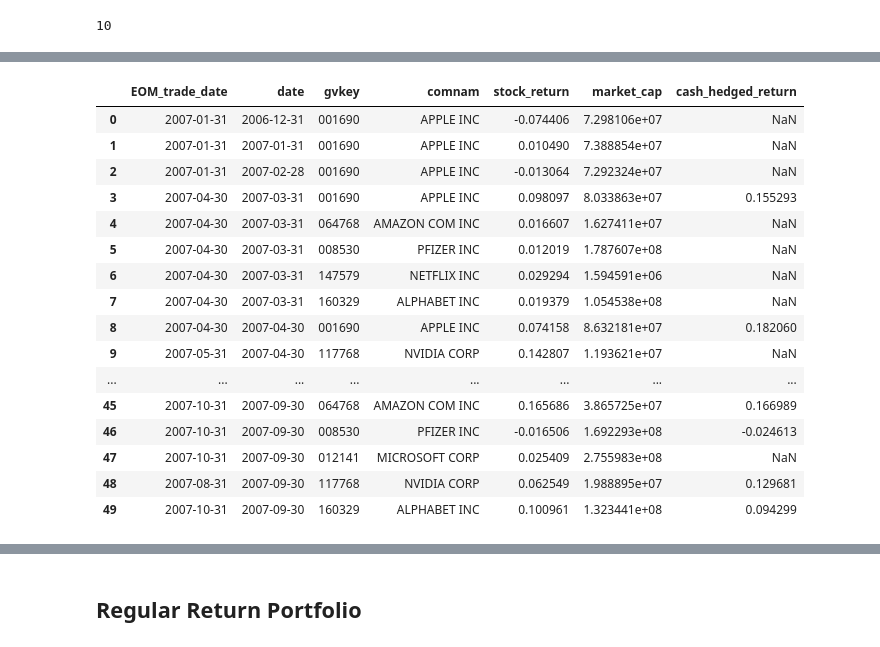
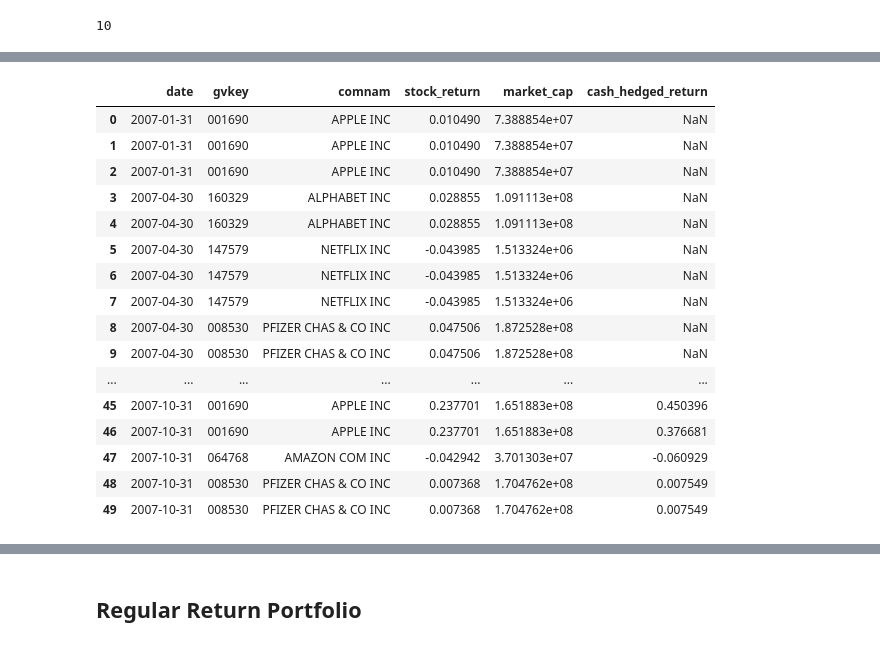
Before and after one commit to veervohra03/CashHedged, a Jupyter notebook: Multiple-Companies-Cash-Hedged.ipynb, the cells around one changed output, grey strips where cells are left out. Cells and saved outputs as stored; diff of their text form; code cells hidden in the pictures.

```diff
--- a/Multiple-Companies-Cash-Hedged.ipynb
+++ b/Multiple-Companies-Cash-Hedged.ipynb
@@ -120,8 +134,12 @@ def get_comp_data(permno, gvkey):
 
     company_fin_data = get_company_financials(gvkey)
 
-    #forward fill
+    #forward fill (to make monthly)
     company_fin_data = company_fin_data.ffill().dropna()
+
+    #PiT
+    company_fin_data = make_PiT(company_fin_data)
+
     company_stock_prcs = get_prices(permno)
 
     # Create new columns with just year and month
@@ -132,7 +150,6 @@ def get_comp_data(permno, gvkey):
 
     company.drop(columns=['year_month', 'date_y'], axis=1, inplace=True)
     company.rename(columns={'date_x':'date'}, inplace=True)
-
     # company = pd.merge(company_fin_data, company_stock_prcs, on='date', how='inner')
     # company['date'] = company['reporting_date'] # backtest logic TODO
     return company
@@ -384,27 +415,0 @@ agg_fin_data
-# %%
-agg_fin_data['reporting_date'] = pd.to_datetime(agg_fin_data['reporting_date']) + pd.Timedelta(days=1)
-# %%
-last_trading_days = conn.raw_sql(f'''
-SELECT DISTINCT
-    MAX(date) AS last_trade_date
-FROM crsp.dsf
-WHERE date >= '{query_start_date}'
-GROUP BY DATE_TRUNC('month', date)
-ORDER BY last_trade_date
-''')
-
-last_trading_days['last_trade_date'] = pd.to_datetime(last_trading_days['last_trade_date'])
-last_trading_days['month'] = last_trading_days['last_trade_date'].dt.month
-last_trading_days['year'] = last_trading_days['last_trade_date'].dt.year
-
-agg_fin_data['reporting_date'] = pd.to_datetime(agg_fin_data['reporting_date']) + pd.Timedelta(days=1)
-agg_fin_data['month'] = agg_fin_data['reporting_date'].dt.month
-agg_fin_data['year'] = agg_fin_data['reporting_date'].dt.year
-
-last_trading_day_mapping = last_trading_days.set_index(['year', 'month'])['last_trade_date'].to_dict()
-
-agg_fin_data['EOM_trade_date'] = agg_fin_data.apply(
-    lambda row: last_trading_day_mapping.get((row['year'], row['month'])),
-    axis=1
-)
-agg_fin_data
@@ -425,25 +416,25 @@ agg_fin_data
 # %%
 # Simplify agg_fin_data by keeping only the required columns
-data = agg_fin_data[['EOM_trade_date', 'date', 'gvkey', 'comnam', 'stock_return', 'market_cap', 'cash_hedged_return']]
+data = agg_fin_data[['date', 'gvkey', 'comnam', 'stock_return', 'market_cap', 'cash_hedged_return']]
 data[:50]
 # %% [output]
-|  | EOM_trade_date | date | gvkey | comnam | stock_return | market_cap | cash_hedged_return |
-| 0 | 2007-01-31 | 2006-12-31 | 001690 | APPLE INC | -0.074406 | 7.298106e+07 | NaN |
-| 1 | 2007-01-31 | 2007-01-31 | 001690 | APPLE INC | 0.010490 | 7.388854e+07 | NaN |
-| 2 | 2007-01-31 | 2007-02-28 | 001690 | APPLE INC | -0.013064 | 7.292324e+07 | NaN |
-| 3 | 2007-04-30 | 2007-03-31 | 001690 | APPLE INC | 0.098097 | 8.033863e+07 | 0.155293 |
-| 4 | 2007-04-30 | 2007-03-31 | 064768 | AMAZON COM INC | 0.016607 | 1.627411e+07 | NaN |
-| 5 | 2007-04-30 | 2007-03-31 | 008530 | PFIZER INC | 0.012019 | 1.787607e+08 | NaN |
-| 6 | 2007-04-30 | 2007-03-31 | 147579 | NETFLIX INC | 0.029294 | 1.594591e+06 | NaN |
-| 7 | 2007-04-30 | 2007-03-31 | 160329 | ALPHABET INC | 0.019379 | 1.054538e+08 | NaN |
-| 8 | 2007-04-30 | 2007-04-30 | 001690 | APPLE INC | 0.074158 | 8.632181e+07 | 0.182060 |
-| 9 | 2007-05-31 | 2007-04-30 | 117768 | NVIDIA CORP | 0.142807 | 1.193621e+07 | NaN |
-| ... | ... | ... | ... | ... | ... | ... | ... |
-| 45 | 2007-10-31 | 2007-09-30 | 064768 | AMAZON COM INC | 0.165686 | 3.865725e+07 | 0.166989 |
-| 46 | 2007-10-31 | 2007-09-30 | 008530 | PFIZER INC | -0.016506 | 1.692293e+08 | -0.024613 |
-| 47 | 2007-10-31 | 2007-09-30 | 012141 | MICROSOFT CORP | 0.025409 | 2.755983e+08 | NaN |
-| 48 | 2007-08-31 | 2007-09-30 | 117768 | NVIDIA CORP | 0.062549 | 1.988895e+07 | 0.129681 |
-| 49 | 2007-10-31 | 2007-09-30 | 160329 | ALPHABET INC | 0.100961 | 1.323441e+08 | 0.094299 |
+|  | date | gvkey | comnam | stock_return | market_cap | cash_hedged_return |
+| 0 | 2007-01-31 | 001690 | APPLE INC | 0.010490 | 7.388854e+07 | NaN |
+| 1 | 2007-01-31 | 001690 | APPLE INC | 0.010490 | 7.388854e+07 | NaN |
+| 2 | 2007-01-31 | 001690 | APPLE INC | 0.010490 | 7.388854e+07 | NaN |
+| 3 | 2007-04-30 | 160329 | ALPHABET INC | 0.028855 | 1.091113e+08 | NaN |
+| 4 | 2007-04-30 | 160329 | ALPHABET INC | 0.028855 | 1.091113e+08 | NaN |
+| 5 | 2007-04-30 | 147579 | NETFLIX INC | -0.043985 | 1.513324e+06 | NaN |
+| 6 | 2007-04-30 | 147579 | NETFLIX INC | -0.043985 | 1.513324e+06 | NaN |
+| 7 | 2007-04-30 | 147579 | NETFLIX INC | -0.043985 | 1.513324e+06 | NaN |
+| 8 | 2007-04-30 | 008530 | PFIZER CHAS & CO INC | 0.047506 | 1.872528e+08 | NaN |
+| 9 | 2007-04-30 | 008530 | PFIZER CHAS & CO INC | 0.047506 | 1.872528e+08 | NaN |
+| ... | ... | ... | ... | ... | ... | ... |
+| 45 | 2007-10-31 | 001690 | APPLE INC | 0.237701 | 1.651883e+08 | 0.450396 |
+| 46 | 2007-10-31 | 001690 | APPLE INC | 0.237701 | 1.651883e+08 | 0.376681 |
+| 47 | 2007-10-31 | 064768 | AMAZON COM INC | -0.042942 | 3.701303e+07 | -0.060929 |
+| 48 | 2007-10-31 | 008530 | PFIZER CHAS & CO INC | 0.007368 | 1.704762e+08 | 0.007549 |
+| 49 | 2007-10-31 | 008530 | PFIZER CHAS & CO INC | 0.007368 | 1.704762e+08 | 0.007549 |
 # %%
 # Group the data by 'gvkey' and store each group's DataFrame in a dictionary
 company_tables = {gvkey: group for gvkey, group in data.groupby('gvkey')}
```
Also changed, not shown: parts of 13 cells of this notebook.
